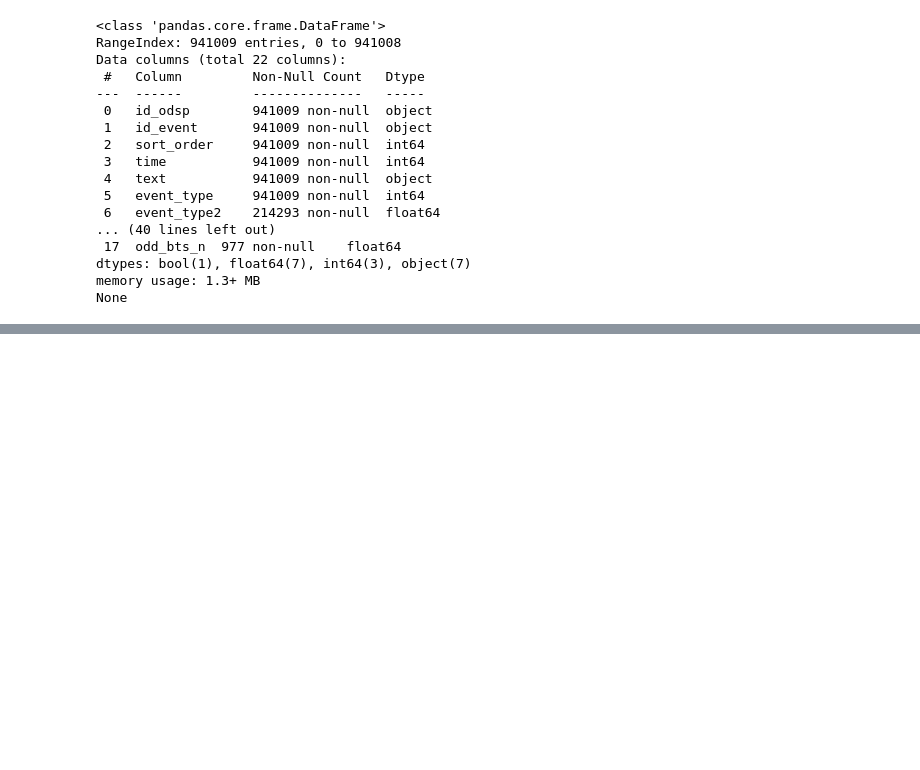
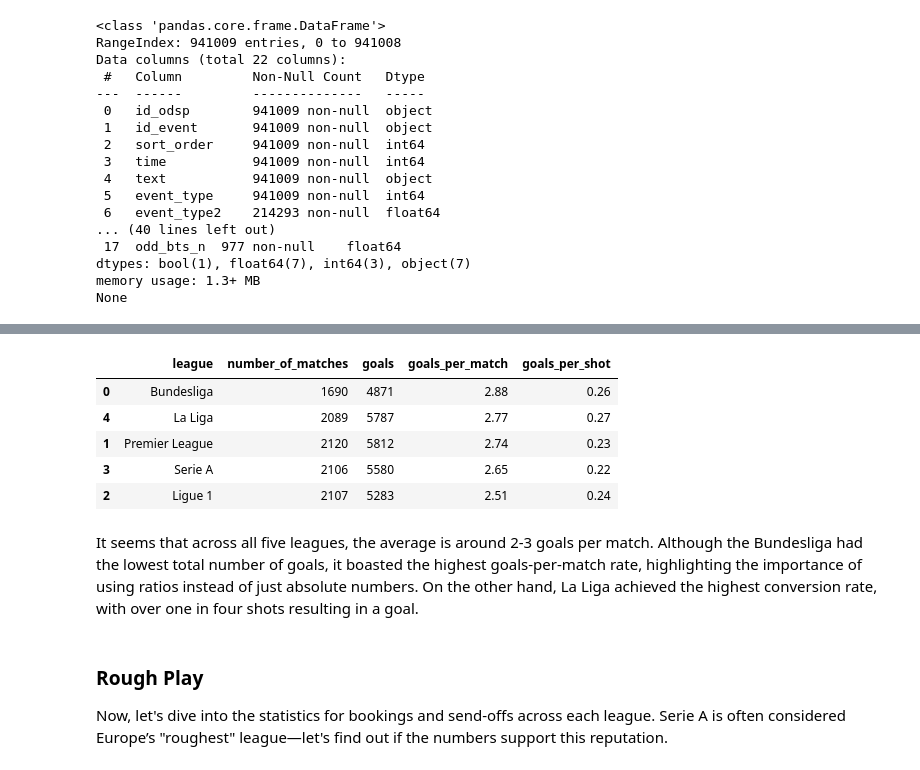
Before and after one commit to yassergribi/Analysis-of-Football-Events, a Jupyter notebook: Analysis_of_Football_Events.ipynb, the cells around one changed output, grey strips where cells are left out. Cells and saved outputs as stored; diff of their text form; code cells hidden in the pictures; blank space fills up the shorter version.

Commit message:
Extract key statistics

```diff
--- a/Analysis_of_Football_Events.ipynb
+++ b/Analysis_of_Football_Events.ipynb
@@ -97,0 +133,31 @@ events.bbbb
+# %%
+ratios_table = pd.merge(number_of_matches, goals_per_league, on='league')
+ratios_table['goals_per_match'] = ratios_table['goals'] / ratios_table['number_of_matches']
+#ratios_table = pd.merge(ratios_table, shots, on="league")
+ratios_table['goals_per_shot'] = ratios_table['goals'] / shots['shots']
+# %%
+ratios_table = ratios_table.sort_values('goals_per_match', ascending=False)
+# %%
+# Apply formatting
+styled_ratios_table = (
+    ratios_table.style.format(precision=2).set_properties(**{'text-align': 'left'})
+    .bar(subset=['number_of_matches'], color='deepskyblue')
+    .bar(subset=['goals'], color='lightgreen')
+    .bar(subset=['goals_per_match'], color='orange')
+    .bar(subset=['goals_per_shot'], color='magenta')
+)
+
+# Display the styled table (for Jupyter Notebook or output to HTML)
+styled_ratios_table
+# %% [output]
+|  | league | number_of_matches | goals | goals_per_match | goals_per_shot |
+| 0 | Bundesliga | 1690 | 4871 | 2.88 | 0.26 |
+| 4 | La Liga | 2089 | 5787 | 2.77 | 0.27 |
+| 1 | Premier League | 2120 | 5812 | 2.74 | 0.23 |
+| 3 | Serie A | 2106 | 5580 | 2.65 | 0.22 |
+| 2 | Ligue 1 | 2107 | 5283 | 2.51 | 0.24 |
+# %% [markdown]
+It seems that across all five leagues, the average is around 2-3 goals per match. Although the Bundesliga had the lowest total number of goals, it boasted the highest goals-per-match rate, highlighting the importance of using ratios instead of just absolute numbers. On the other hand, La Liga achieved the highest conversion rate, with over one in four shots resulting in a goal.
+# %% [markdown]
+### Rough Play
+Now, let's dive into the statistics for bookings and send-offs across each league. Serie A is often considered Europe’s "roughest" league—let's find out if the numbers support this reputation.
```
Also changed, not shown: parts of 27 cells of this notebook, 1 other file.
